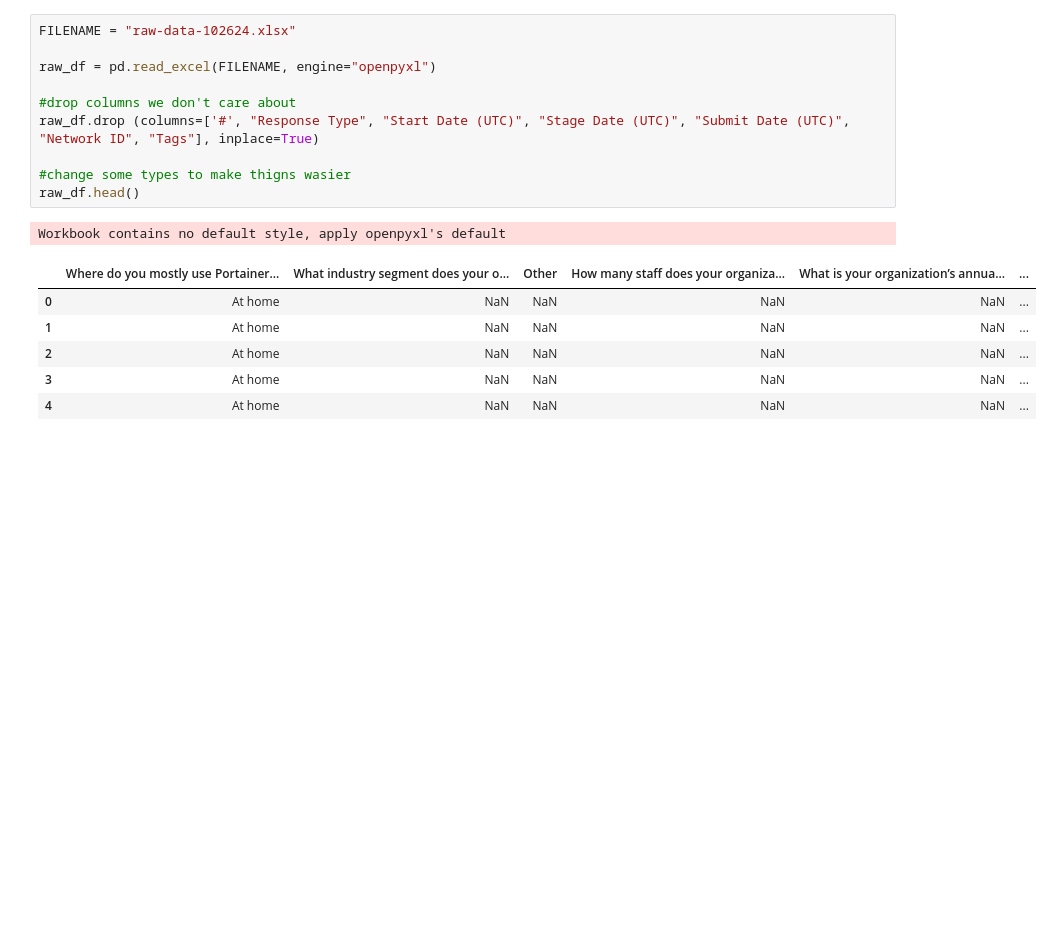
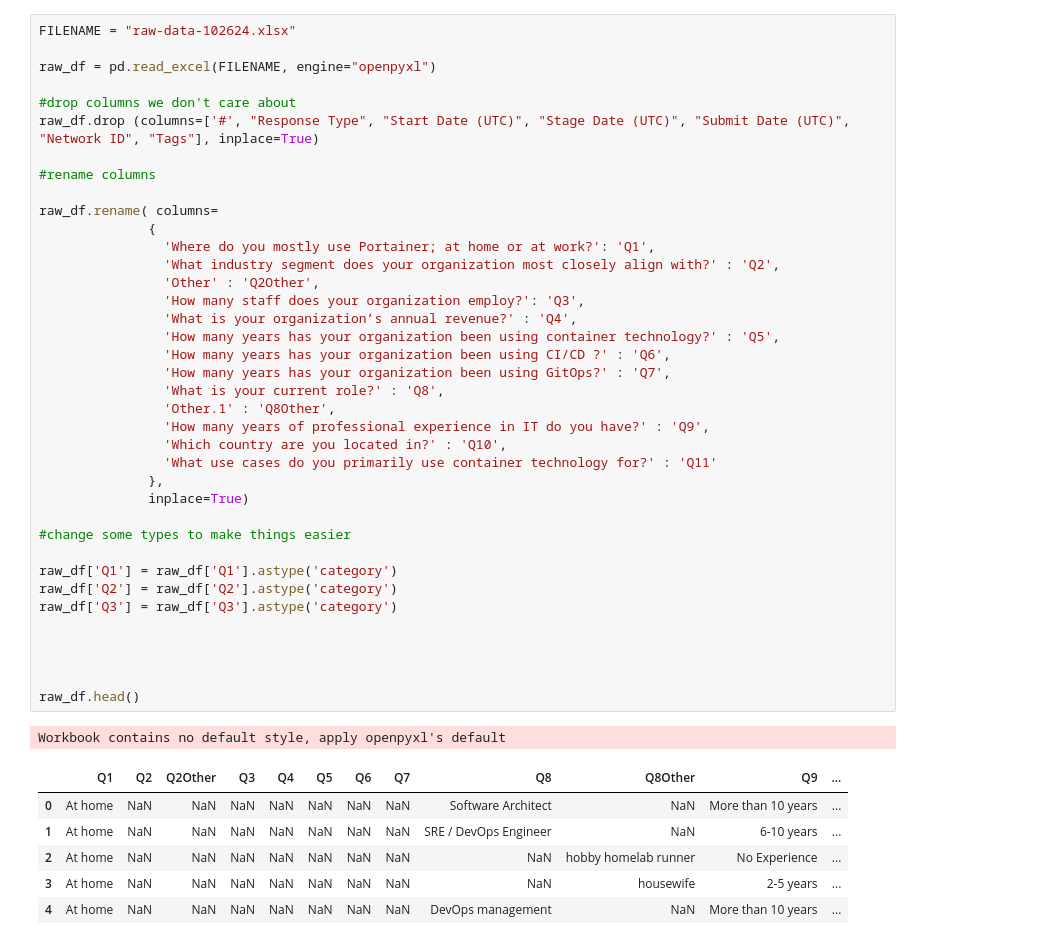
Before and after one commit to richsharples/tech-survey, a Jupyter notebook: survey2024.ipynb, the cells around one changed output. Cells and saved outputs as stored; diff of their text form; blank space fills up the shorter version.

```diff
--- a/survey2024.ipynb
+++ b/survey2024.ipynb
@@ -16,19 +78,47 @@ pd.options.display.max_columns = 999
 # %%
 FILENAME = "raw-data-102624.xlsx"
 
 raw_df = pd.read_excel(FILENAME, engine="openpyxl")
 
 #drop columns we don't care about
 raw_df.drop (columns=['#', "Response Type", "Start Date (UTC)", "Stage Date (UTC)", "Submit Date (UTC)", "Network ID", "Tags"], inplace=True)
 
-#change some types to make thigns wasier
+#rename columns
+
+raw_df.rename( columns=
+              {
+                'Where do you mostly use Portainer; at home or at work?': 'Q1',
+                'What industry segment does your organization most closely align with?' : 'Q2',
+                'Other' : 'Q2Other',
+                'How many staff does your organization employ?': 'Q3',
+                'What is your organization’s annual revenue?' : 'Q4',
+                'How many years has your organization been using container technology?' : 'Q5',
+                'How many years has your organization been using CI/CD ?' : 'Q6',
+                'How many years has your organization been using GitOps?' : 'Q7',
+                'What is your current role?' : 'Q8',
+                'Other.1' : 'Q8Other',
+                'How many years of professional experience in IT do you have?' : 'Q9',
+                'Which country are you located in?' : 'Q10',
+                'What use cases do you primarily use container technology for?' : 'Q11'
+              },
+              inplace=True)
+
+#change some types to make things easier
+
+raw_df['Q1'] = raw_df['Q1'].astype('category')
+raw_df['Q2'] = raw_df['Q2'].astype('category')
+raw_df['Q3'] = raw_df['Q3'].astype('category')
+
+
+
+
 raw_df.head()
 # %% [output]
 Workbook contains no default style, apply openpyxl's default
-|  | Where do you mostly use Portainer... | What industry segment does your o... | Other | How many staff does your organiza... | What is your organization’s annua... | ... |
-| 0 | At home | NaN | NaN | NaN | NaN | ... |
-| 1 | At home | NaN | NaN | NaN | NaN | ... |
-| 2 | At home | NaN | NaN | NaN | NaN | ... |
-| 3 | At home | NaN | NaN | NaN | NaN | ... |
-| 4 | At home | NaN | NaN | NaN | NaN | ... |
+|  | Q1 | Q2 | Q2Other | Q3 | Q4 | Q5 | Q6 | Q7 | Q8 | Q8Other | Q9 | ... |
+| 0 | At home | NaN | NaN | NaN | NaN | NaN | NaN | NaN | Software Architect | NaN | More than 10 years | ... |
+| 1 | At home | NaN | NaN | NaN | NaN | NaN | NaN | NaN | SRE / DevOps Engineer | NaN | 6-10 years | ... |
+| 2 | At home | NaN | NaN | NaN | NaN | NaN | NaN | NaN | NaN | hobby homelab runner | No Experience | ... |
+| 3 | At home | NaN | NaN | NaN | NaN | NaN | NaN | NaN | NaN | housewife | 2-5 years | ... |
+| 4 | At home | NaN | NaN | NaN | NaN | NaN | NaN | NaN | DevOps management | NaN | More than 10 years | ... |
 # %%
```
Also changed, not shown: parts of 16 cells of this notebook.
